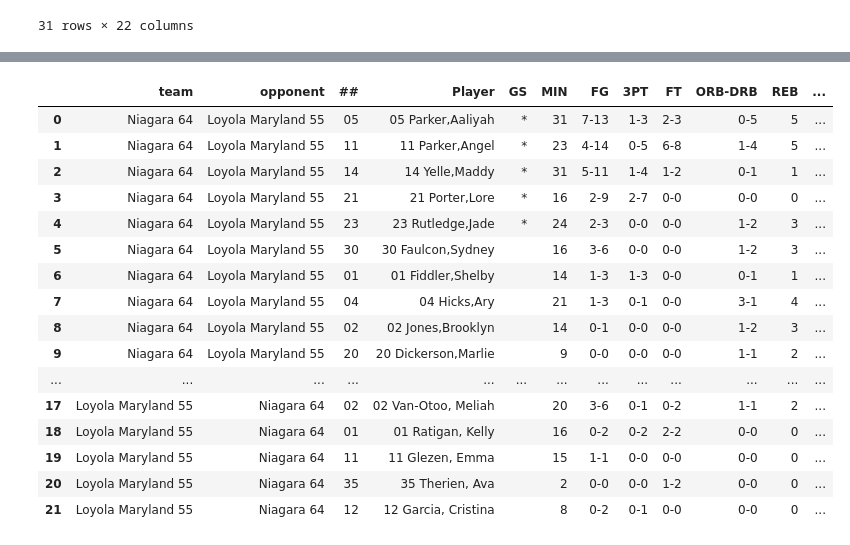
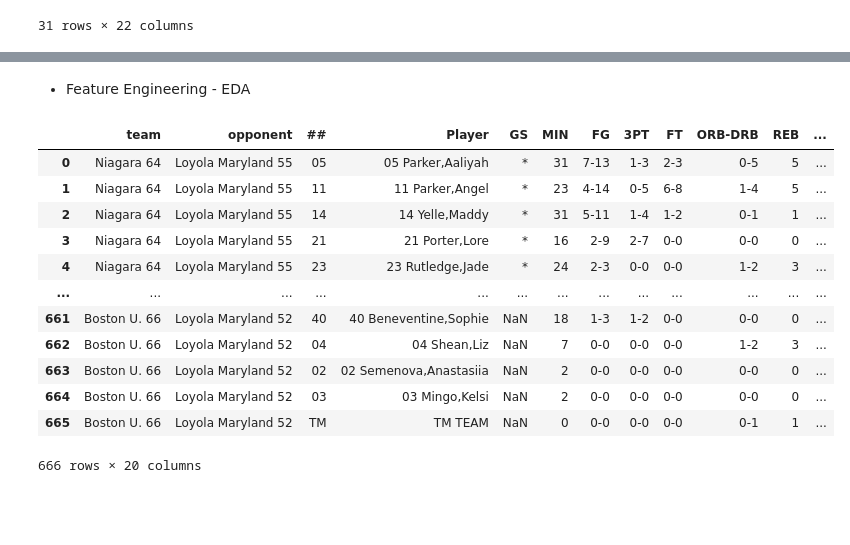
Before and after one commit to necmettinalver/US-Patriot-League, a Jupyter notebook: box_score_scraping.ipynb, the cells around one changed output, grey strips where cells are left out. Drawn from its saved outputs; the diff is of its cells as text; code cells hidden in the pictures; blank space fills up the shorter version.

```diff
--- a/box_score_scraping.ipynb
+++ b/box_score_scraping.ipynb
@@ -100,25 +97,24 @@ Successfully received https://loyolagreyhounds.com/sports/womens-basketball/stat
 Successfully received https://loyolagreyhounds.com/sports/womens-basketball/stats/2022-23/niagara/boxscore/15559
 Successfully received https://loyolagreyhounds.com/sports/womens-basketball/stats/2022-23/niagara/boxscore/15591
 Successfully received https://loyolagreyhounds.com/sports/womens-basketball/stats/2022-23/niagara/boxscore/15592
-# %%
-df_box_score[:22]
-# %% [output]
-|  | team | opponent | ## | Player | GS | MIN | FG | 3PT | FT | ORB-DRB | REB | ... |
-| 0 | Niagara 64 | Loyola Maryland 55 | 05 | 05 Parker,Aaliyah | * | 31 | 7-13 | 1-3 | 2-3 | 0-5 | 5 | ... |
-| 1 | Niagara 64 | Loyola Maryland 55 | 11 | 11 Parker,Angel | * | 23 | 4-14 | 0-5 | 6-8 | 1-4 | 5 | ... |
-| 2 | Niagara 64 | Loyola Maryland 55 | 14 | 14 Yelle,Maddy | * | 31 | 5-11 | 1-4 | 1-2 | 0-1 | 1 | ... |
-| 3 | Niagara 64 | Loyola Maryland 55 | 21 | 21 Porter,Lore | * | 16 | 2-9 | 2-7 | 0-0 | 0-0 | 0 | ... |
-| 4 | Niagara 64 | Loyola Maryland 55 | 23 | 23 Rutledge,Jade | * | 24 | 2-3 | 0-0 | 0-0 | 1-2 | 3 | ... |
-| 5 | Niagara 64 | Loyola Maryland 55 | 30 | 30 Faulcon,Sydney |  | 16 | 3-6 | 0-0 | 0-0 | 1-2 | 3 | ... |
-| 6 | Niagara 64 | Loyola Maryland 55 | 01 | 01 Fiddler,Shelby |  | 14 | 1-3 | 1-3 | 0-0 | 0-1 | 1 | ... |
-| 7 | Niagara 64 | Loyola Maryland 55 | 04 | 04 Hicks,Ary |  | 21 | 1-3 | 0-1 | 0-0 | 3-1 | 4 | ... |
-| 8 | Niagara 64 | Loyola Maryland 55 | 02 | 02 Jones,Brooklyn |  | 14 | 0-1 | 0-0 | 0-0 | 1-2 | 3 | ... |
-| 9 | Niagara 64 | Loyola Maryland 55 | 20 | 20 Dickerson,Marlie |  | 9 | 0-0 | 0-0 | 0-0 | 1-1 | 2 | ... |
-| ... | ... | ... | ... | ... | ... | ... | ... | ... | ... | ... | ... | ... |
-| 17 | Loyola Maryland 55 | Niagara 64 | 02 | 02 Van-Otoo, Meliah |  | 20 | 3-6 | 0-1 | 0-2 | 1-1 | 2 | ... |
-| 18 | Loyola Maryland 55 | Niagara 64 | 01 | 01 Ratigan, Kelly |  | 16 | 0-2 | 0-2 | 2-2 | 0-0 | 0 | ... |
-| 19 | Loyola Maryland 55 | Niagara 64 | 11 | 11 Glezen, Emma |  | 15 | 1-1 | 0-0 | 0-0 | 0-0 | 0 | ... |
-| 20 | Loyola Maryland 55 | Niagara 64 | 35 | 35 Therien, Ava |  | 2 | 0-0 | 0-0 | 1-2 | 0-0 | 0 | ... |
-| 21 | Loyola Maryland 55 | Niagara 64 | 12 | 12 Garcia, Cristina |  | 8 | 0-2 | 0-1 | 0-0 | 0-0 | 0 | ... |
 # %%
 df_box_score.to_csv('box_score.csv',index=False)
+# %% [markdown]
+- Feature Engineering - EDA
+# %%
+df = pd.read_csv('box_score.csv')
+df
+# %% [output]
+|  | team | opponent | ## | Player | GS | MIN | FG | 3PT | FT | ORB-DRB | REB | ... |
+| 0 | Niagara 64 | Loyola Maryland 55 | 05 | 05 Parker,Aaliyah | * | 31 | 7-13 | 1-3 | 2-3 | 0-5 | 5 | ... |
+| 1 | Niagara 64 | Loyola Maryland 55 | 11 | 11 Parker,Angel | * | 23 | 4-14 | 0-5 | 6-8 | 1-4 | 5 | ... |
+| 2 | Niagara 64 | Loyola Maryland 55 | 14 | 14 Yelle,Maddy | * | 31 | 5-11 | 1-4 | 1-2 | 0-1 | 1 | ... |
+| 3 | Niagara 64 | Loyola Maryland 55 | 21 | 21 Porter,Lore | * | 16 | 2-9 | 2-7 | 0-0 | 0-0 | 0 | ... |
+| 4 | Niagara 64 | Loyola Maryland 55 | 23 | 23 Rutledge,Jade | * | 24 | 2-3 | 0-0 | 0-0 | 1-2 | 3 | ... |
+| ... | ... | ... | ... | ... | ... | ... | ... | ... | ... | ... | ... | ... |
+| 661 | Boston U. 66 | Loyola Maryland 52 | 40 | 40 Beneventine,Sophie | NaN | 18 | 1-3 | 1-2 | 0-0 | 0-0 | 0 | ... |
+| 662 | Boston U. 66 | Loyola Maryland 52 | 04 | 04 Shean,Liz | NaN | 7 | 0-0 | 0-0 | 0-0 | 1-2 | 3 | ... |
+| 663 | Boston U. 66 | Loyola Maryland 52 | 02 | 02 Semenova,Anastasiia | NaN | 2 | 0-0 | 0-0 | 0-0 | 0-0 | 0 | ... |
+| 664 | Boston U. 66 | Loyola Maryland 52 | 03 | 03 Mingo,Kelsi | NaN | 2 | 0-0 | 0-0 | 0-0 | 0-0 | 0 | ... |
+| 665 | Boston U. 66 | Loyola Maryland 52 | TM | TM TEAM | NaN | 0 | 0-0 | 0-0 | 0-0 | 0-1 | 1 | ... |
+666 rows × 20 columns
```
Also changed, not shown: parts of 6 cells of this notebook, 1 other file.
